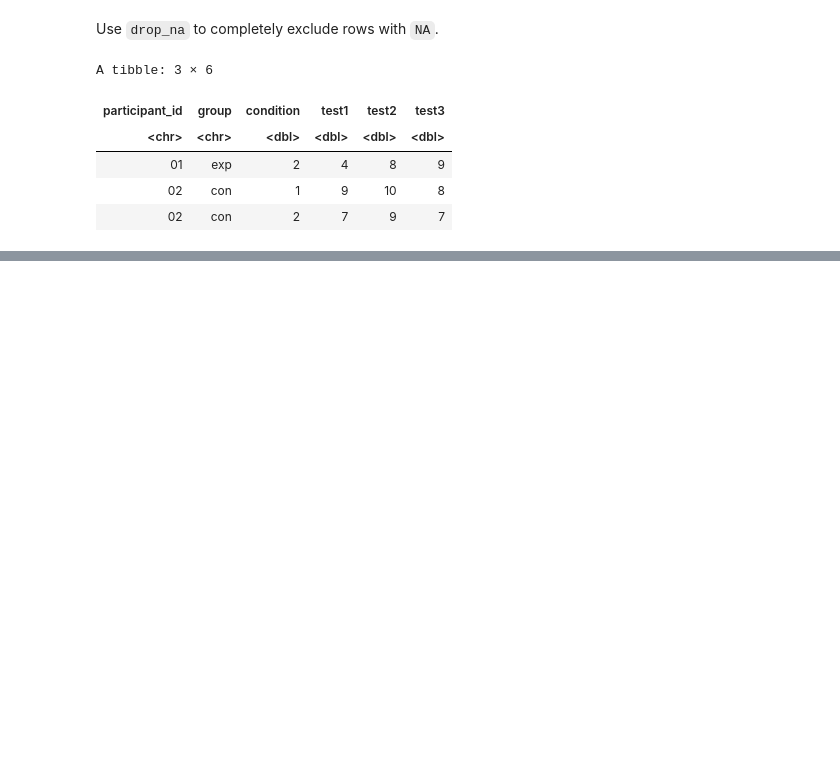
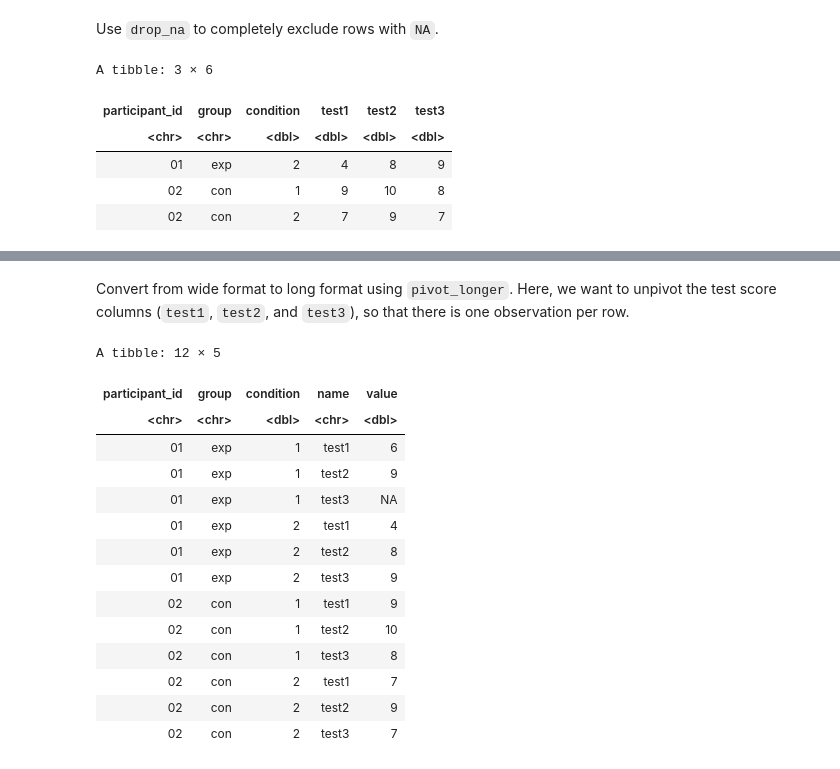
Before and after one commit to mortonne/datascipsych, a Jupyter notebook: chapters/chapter8/review_r.ipynb, the cells around one changed output, grey strips where cells are left out. Cells and saved outputs as stored; diff of their text form; code cells hidden in the pictures; blank space fills up the shorter version.

```diff
--- a/chapters/chapter8/review_r.ipynb
+++ b/chapters/chapter8/review_r.ipynb
@@ -191,0 +276,21 @@ A tibble: 3 × 6
+# %% [markdown]
+Convert from wide format to long format using `pivot_longer`. Here, we want to unpivot the test score columns (`test1`, `test2`, and `test3`), so that there is one observation per row.
+# %%
+data |>
+  pivot_longer(cols = starts_with("test"))
+# %% [output]
+A tibble: 12 × 5
+| participant_id | group | condition | name | value |
+| <chr> | <chr> | <dbl> | <chr> | <dbl> |
+| 01 | exp | 1 | test1 | 6 |
+| 01 | exp | 1 | test2 | 9 |
+| 01 | exp | 1 | test3 | NA |
+| 01 | exp | 2 | test1 | 4 |
+| 01 | exp | 2 | test2 | 8 |
+| 01 | exp | 2 | test3 | 9 |
+| 02 | con | 1 | test1 | 9 |
+| 02 | con | 1 | test2 | 10 |
+| 02 | con | 1 | test3 | 8 |
+| 02 | con | 2 | test1 | 7 |
+| 02 | con | 2 | test2 | 9 |
+| 02 | con | 2 | test3 | 7 |
```
Also changed, not shown: parts of 22 cells of this notebook.
